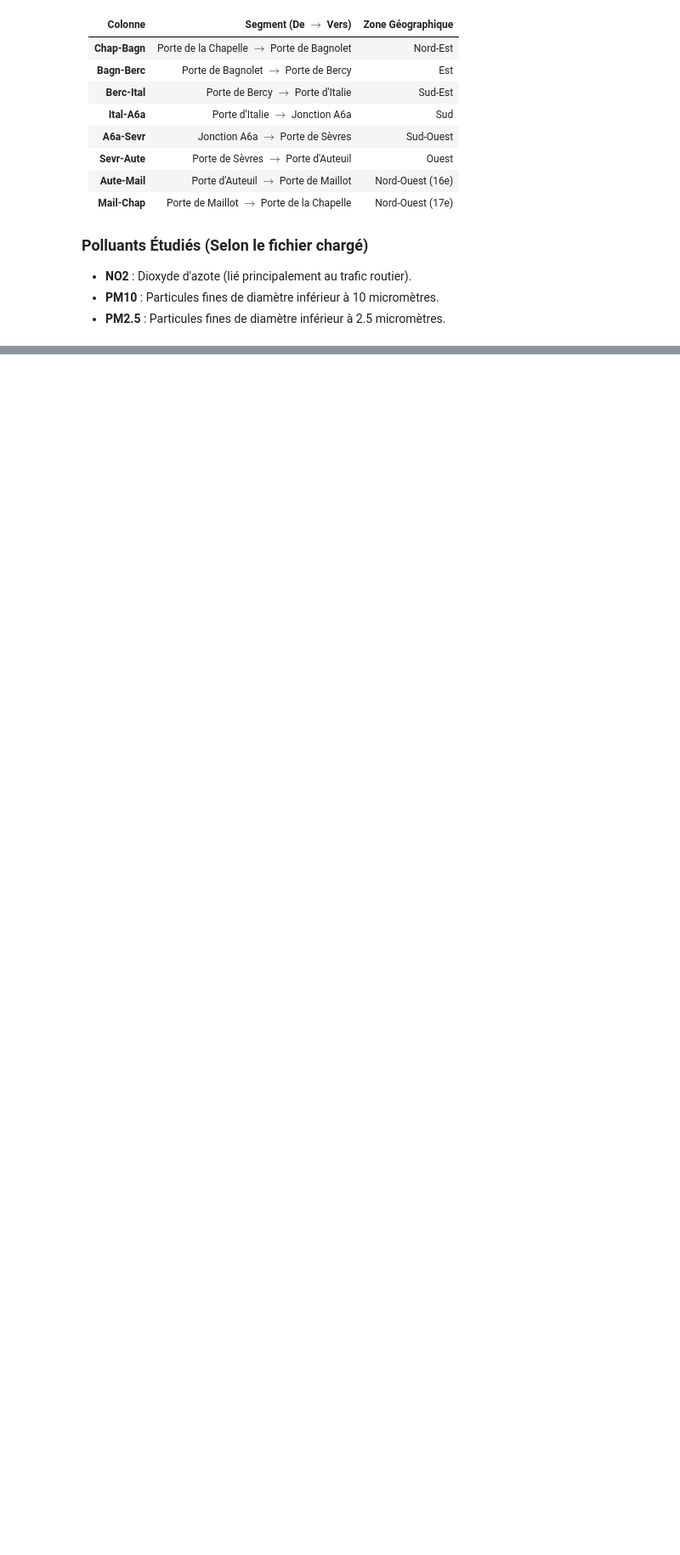
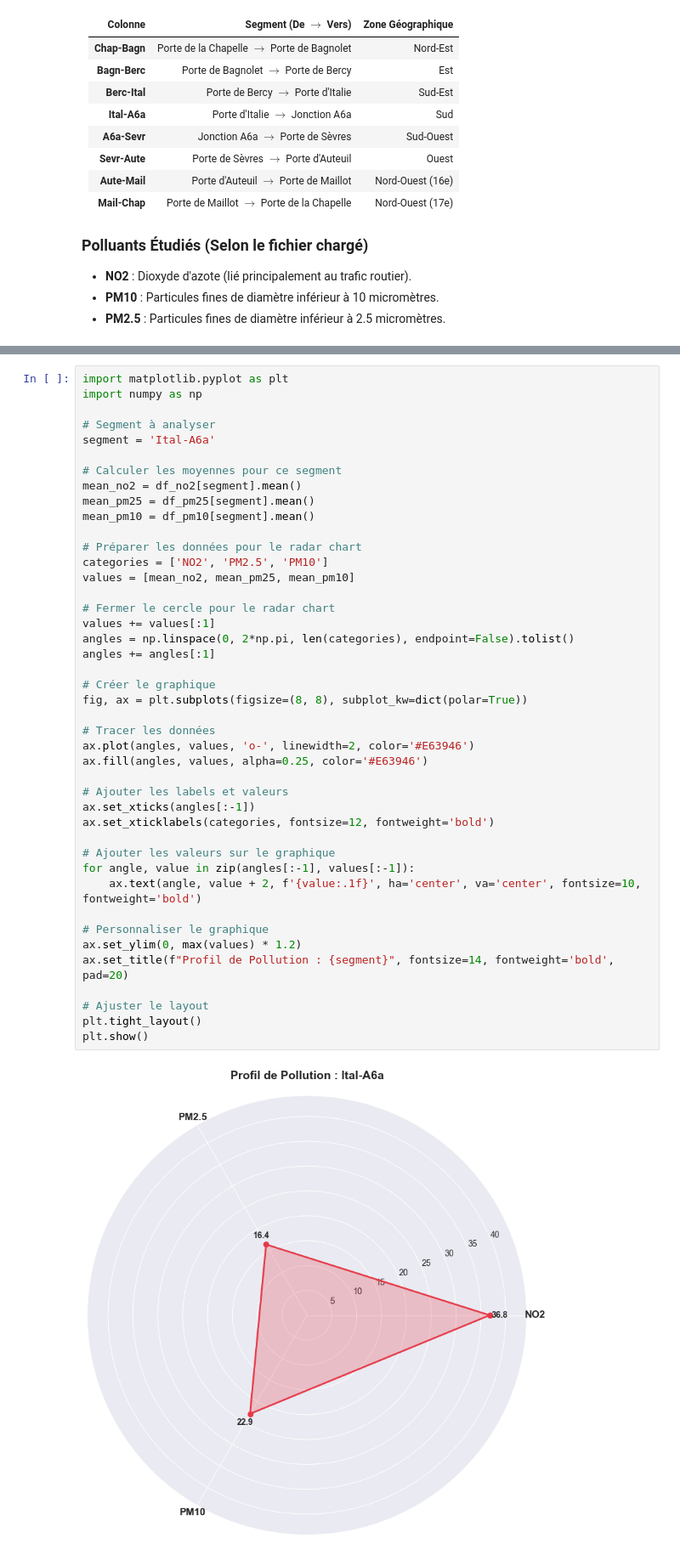
Before and after one commit to Mouhoub-MERDAS-data/smart-mobility-paris-m2-project, a Jupyter notebook: notebooks/01_data_exploration.ipynb, the cells around one changed output, grey strips where cells are left out. Shown at 85% size. Saved outputs shown, nothing was run; the diff lists cells and outputs as text; blank space fills up the shorter version.

Commit message:
pollution data proc4

```diff
--- a/notebooks/01_data_exploration.ipynb
+++ b/notebooks/01_data_exploration.ipynb
@@ -213,3 +284,48 @@ dtype: int64
+# %%
+import matplotlib.pyplot as plt
+import numpy as np
+
+# Segment à analyser
+segment = 'Ital-A6a'
+
+# Calculer les moyennes pour ce segment
+mean_no2 = df_no2[segment].mean()
+mean_pm25 = df_pm25[segment].mean()
+mean_pm10 = df_pm10[segment].mean()
+
+# Préparer les données pour le radar chart
+categories = ['NO2', 'PM2.5', 'PM10']
+values = [mean_no2, mean_pm25, mean_pm10]
+
+# Fermer le cercle pour le radar chart
+values += values[:1]
+angles = np.linspace(0, 2*np.pi, len(categories), endpoint=False).tolist()
+angles += angles[:1]
+
+# Créer le graphique
+fig, ax = plt.subplots(figsize=(8, 8), subplot_kw=dict(polar=True))
+
+# Tracer les données
+ax.plot(angles, values, 'o-', linewidth=2, color='#E63946')
+ax.fill(angles, values, alpha=0.25, color='#E63946')
+
+# Ajouter les labels et valeurs
+ax.set_xticks(angles[:-1])
+ax.set_xticklabels(categories, fontsize=12, fontweight='bold')
+
+# Ajouter les valeurs sur le graphique
+for angle, value in zip(angles[:-1], values[:-1]):
+    ax.text(angle, value + 2, f'{value:.1f}', ha='center', va='center', fontsize=10, fontweight='bold')
+
+# Personnaliser le graphique
+ax.set_ylim(0, max(values) * 1.2)
+ax.set_title(f"Profil de Pollution : {segment}", fontsize=14, fontweight='bold', pad=20)
+
+# Ajuster le layout
+plt.tight_layout()
+plt.show()
+# %% [output]
+[figure, added]
 # %% [markdown]
 Analyse et Interprétation des Résultats
 1. Analyse Temporelle (Séries Temporelles)
```
Also changed, not shown: parts of 1 cell of this notebook, 2 other files.
